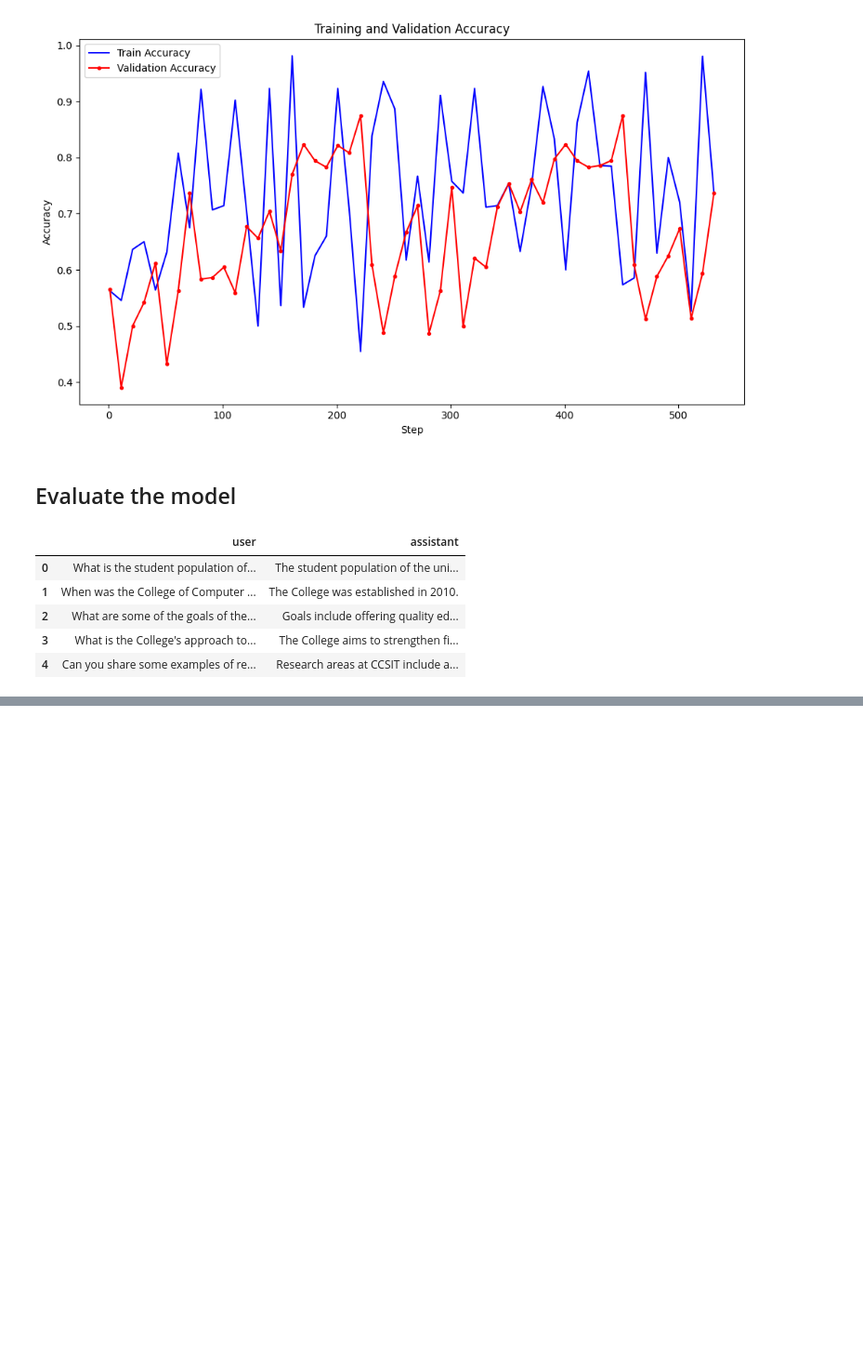
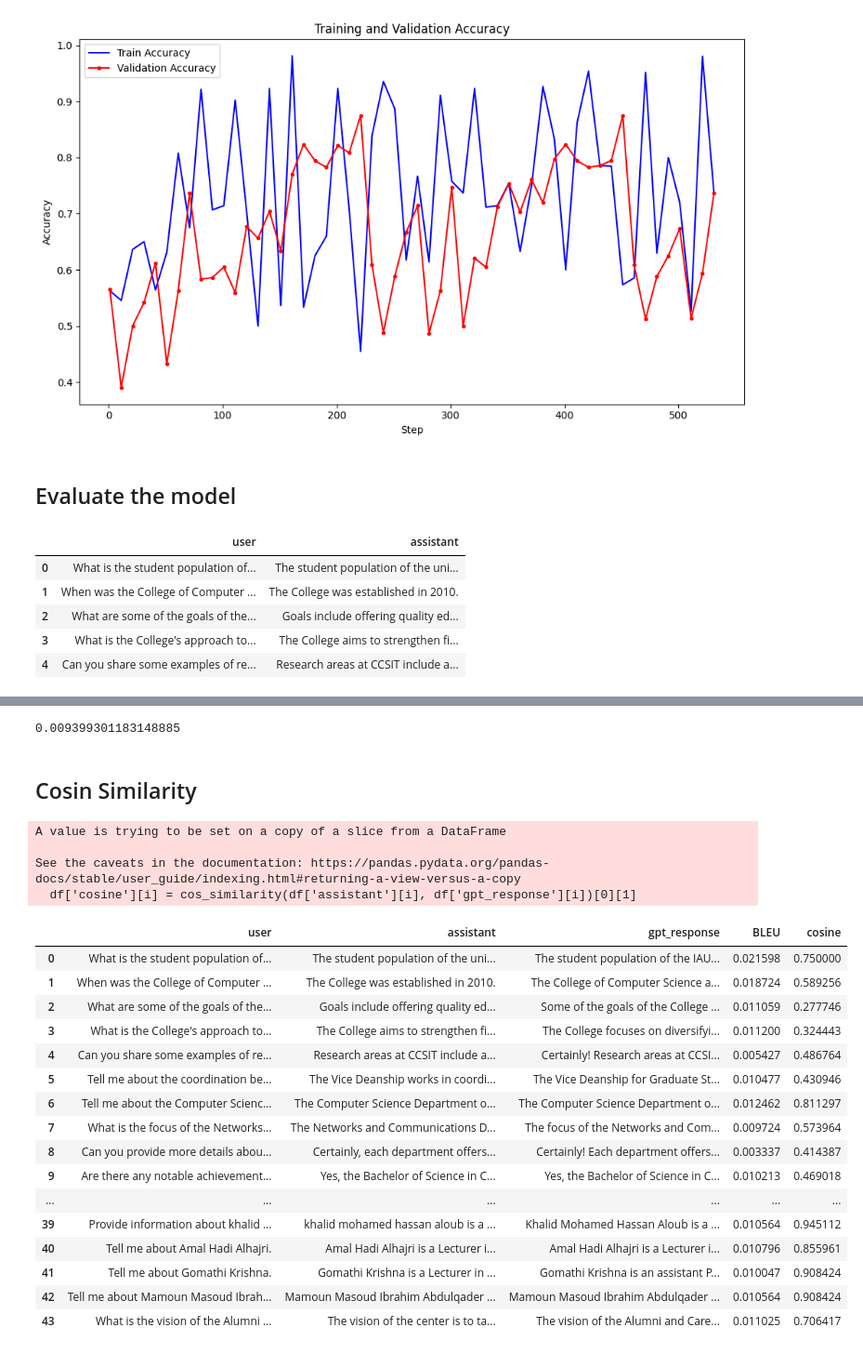
Before and after one commit to maimonahST/CCSIT_Infobot, a Jupyter notebook: code.ipynb, the cells around one changed output, grey strips where cells are left out. Shown: that part at 93% size. Drawn from its saved outputs; the diff is of its cells as text; code cells hidden in the pictures; blank space fills up the shorter version.

```diff
--- a/code.ipynb
+++ b/code.ipynb
@@ -599,0 +575,22 @@ cosine_sim_df
+# %%
+import nltk
+
+# Download the NLTK data for calculating BLEU
+nltk.download('punkt')
+nltk.download('wordnet')
+
+from nltk.translate.bleu_score import sentence_bleu, SmoothingFunction
+
+def calculate_bleu_score(candidate, reference):
+    # Convert the candidate and reference sentences into tokenized lists
+    candidate_tokens = nltk.word_tokenize(candidate)
+    reference_tokens = nltk.word_tokenize(reference)
+
+    # print( candidate_tokens , "\n_____\n" , reference_tokens , "\n*****")
+
+    # Calculate BLEU score using the sentence_bleu function
+    smoothing = SmoothingFunction().method4
+    bleu_score = sentence_bleu(reference_tokens, candidate_tokens, smoothing_function=smoothing)
+
+
+    return bleu_score
@@ -599,0 +602,3 @@ cosine_sim_df
+# %%
+for i in range(len(df)):
+  df['BLEU'][i] = calculate_bleu_score(df['gpt_response'][i], df['assistant'][i])
@@ -599,0 +610,52 @@ cosine_sim_df
+# %%
+#average of BLEU results
+
+avg_BLEU = df['BLEU'].mean()
+avg_BLEU
+# %% [output]
+0.009399301183148885
+# %% [markdown]
+## Cosin Similarity
+# %%
+from sklearn.feature_extraction.text import CountVectorizer
+from sklearn.metrics.pairwise import cosine_similarity
+
+# Create a CountVectorizer to convert sentences into numerical vectors
+vectorizer = CountVectorizer()
+
+def cos_similarity(reference, response):
+  # Fit and transform the sentences into vectors
+  vectorized_sentences = vectorizer.fit_transform([reference, response])
+
+  # Calculate the cosine similarity
+  cosine_sim = cosine_similarity(vectorized_sentences)
+
+  return cosine_sim
+# %%
+for i in range(len(df)):
+  df['cosine'][i] = cos_similarity(df['assistant'][i], df['gpt_response'][i])[0][1]
+# %% [output]
+A value is trying to be set on a copy of a slice from a DataFrame
+
+See the caveats in the documentation: https://pandas.pydata.org/pandas-docs/stable/user_guide/indexing.html#returning-a-view-versus-a-copy
+  df['cosine'][i] = cos_similarity(df['assistant'][i], df['gpt_response'][i])[0][1]
+# %%
+df
+# %% [output]
+|  | user | assistant | gpt_response | BLEU | cosine |
+| 0 | What is the student population of... | The student population of the uni... | The student population of the IAU... | 0.021598 | 0.750000 |
+| 1 | When was the College of Computer ... | The College was established in 2010. | The College of Computer Science a... | 0.018724 | 0.589256 |
+| 2 | What are some of the goals of the... | Goals include offering quality ed... | Some of the goals of the College ... | 0.011059 | 0.277746 |
+| 3 | What is the College's approach to... | The College aims to strengthen fi... | The College focuses on diversifyi... | 0.011200 | 0.324443 |
+| 4 | Can you share some examples of re... | Research areas at CCSIT include a... | Certainly! Research areas at CCSI... | 0.005427 | 0.486764 |
+| 5 | Tell me about the coordination be... | The Vice Deanship works in coordi... | The Vice Deanship for Graduate St... | 0.010477 | 0.430946 |
+| 6 | Tell me about the Computer Scienc... | The Computer Science Department o... | The Computer Science Department o... | 0.012462 | 0.811297 |
+| 7 | What is the focus of the Networks... | The Networks and Communications D... | The focus of the Networks and Com... | 0.009724 | 0.573964 |
+| 8 | Can you provide more details abou... | Certainly, each department offers... | Certainly! Each department offers... | 0.003337 | 0.414387 |
+| 9 | Are there any notable achievement... | Yes, the Bachelor of Science in C... | Yes, the Bachelor of Science in C... | 0.010213 | 0.469018 |
+| ... | ... | ... | ... | ... | ... |
+| 39 | Provide information about khalid ... | khalid mohamed hassan aloub is a ... | Khalid Mohamed Hassan Aloub is a ... | 0.010564 | 0.945112 |
+| 40 | Tell me about Amal Hadi Alhajri. | Amal Hadi Alhajri is a Lecturer i... | Amal Hadi Alhajri is a Lecturer i... | 0.010796 | 0.855961 |
+| 41 | Tell me about Gomathi Krishna. | Gomathi Krishna is a Lecturer in ... | Gomathi Krishna is an assistant P... | 0.010047 | 0.908424 |
+| 42 | Tell me about Mamoun Masoud Ibrah... | Mamoun Masoud Ibrahim Abdulqader ... | Mamoun Masoud Ibrahim Abdulqader ... | 0.010564 | 0.908424 |
+| 43 | What is the vision of the Alumni ... | The vision of the center is to ta... | The vision of the Alumni and Care... | 0.011025 | 0.706417 |
```
Also changed, not shown: parts of 20 cells of this notebook.
